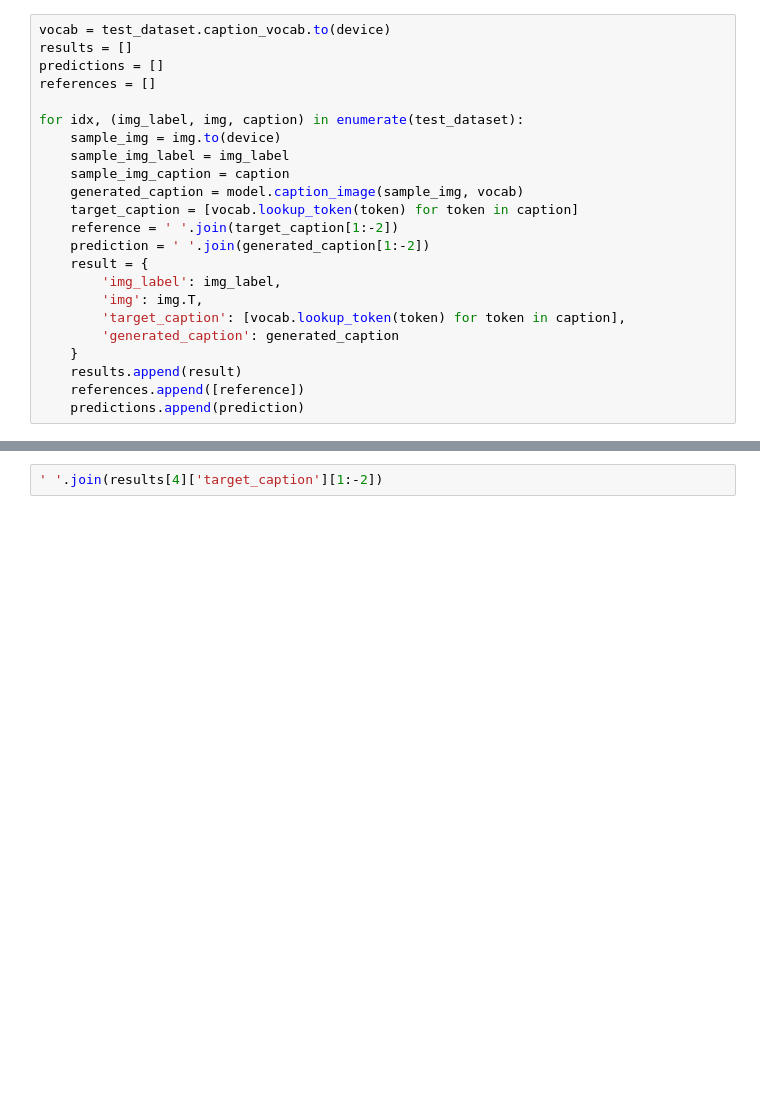
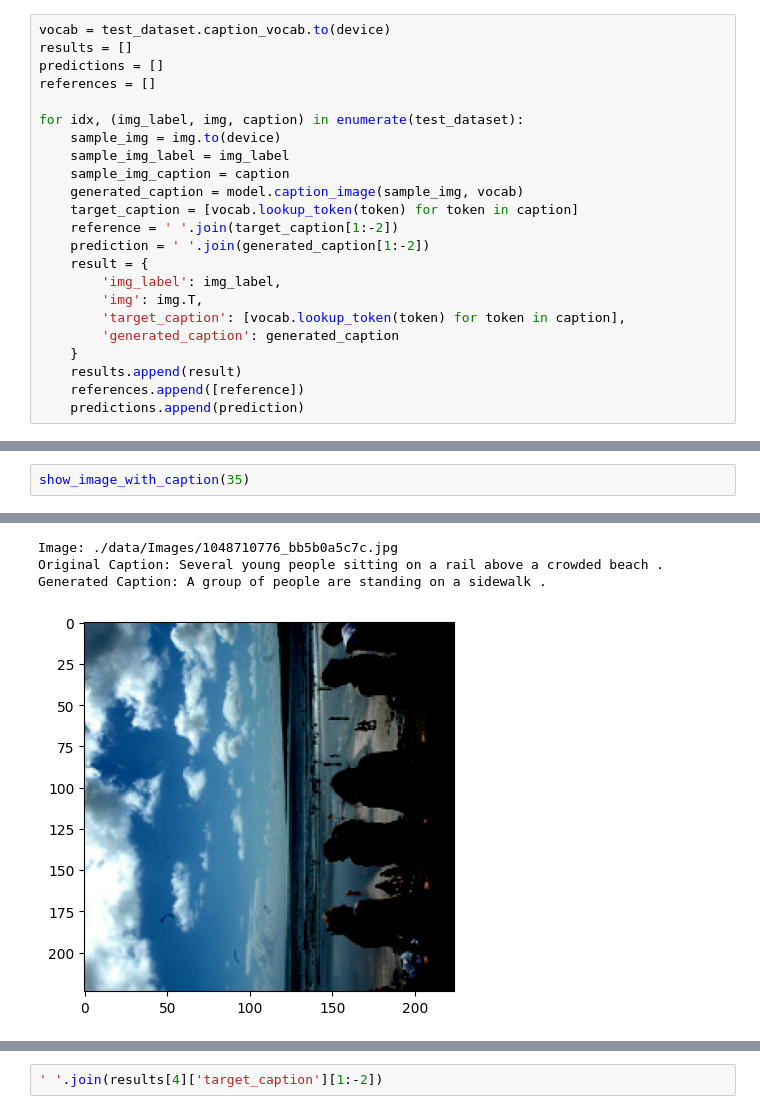
Before and after one commit to tkobil/image-captioning-using-encoder-decoder-models, a Jupyter notebook: eval.ipynb, the cells around one changed output, grey strips where cells are left out. Drawn from its saved outputs; the diff is of its cells as text; blank space fills up the shorter version.

```diff
--- a/eval.ipynb
+++ b/eval.ipynb
@@ -122,0 +145,3 @@ Clipping input data to the valid range for imshow with RGB data ([0..1] for floa
+# %%
+show_image_with_caption(35)
+# %% [output]
@@ -122,0 +149,4 @@ Clipping input data to the valid range for imshow with RGB data ([0..1] for floa
+Image: ./data/Images/1048710776_bb5b0a5c7c.jpg
+Original Caption: Several young people sitting on a rail above a crowded beach .
+Generated Caption: A group of people are standing on a sidewalk .
+[figure, added]
```
Also changed, not shown: parts of 17 cells of this notebook.
